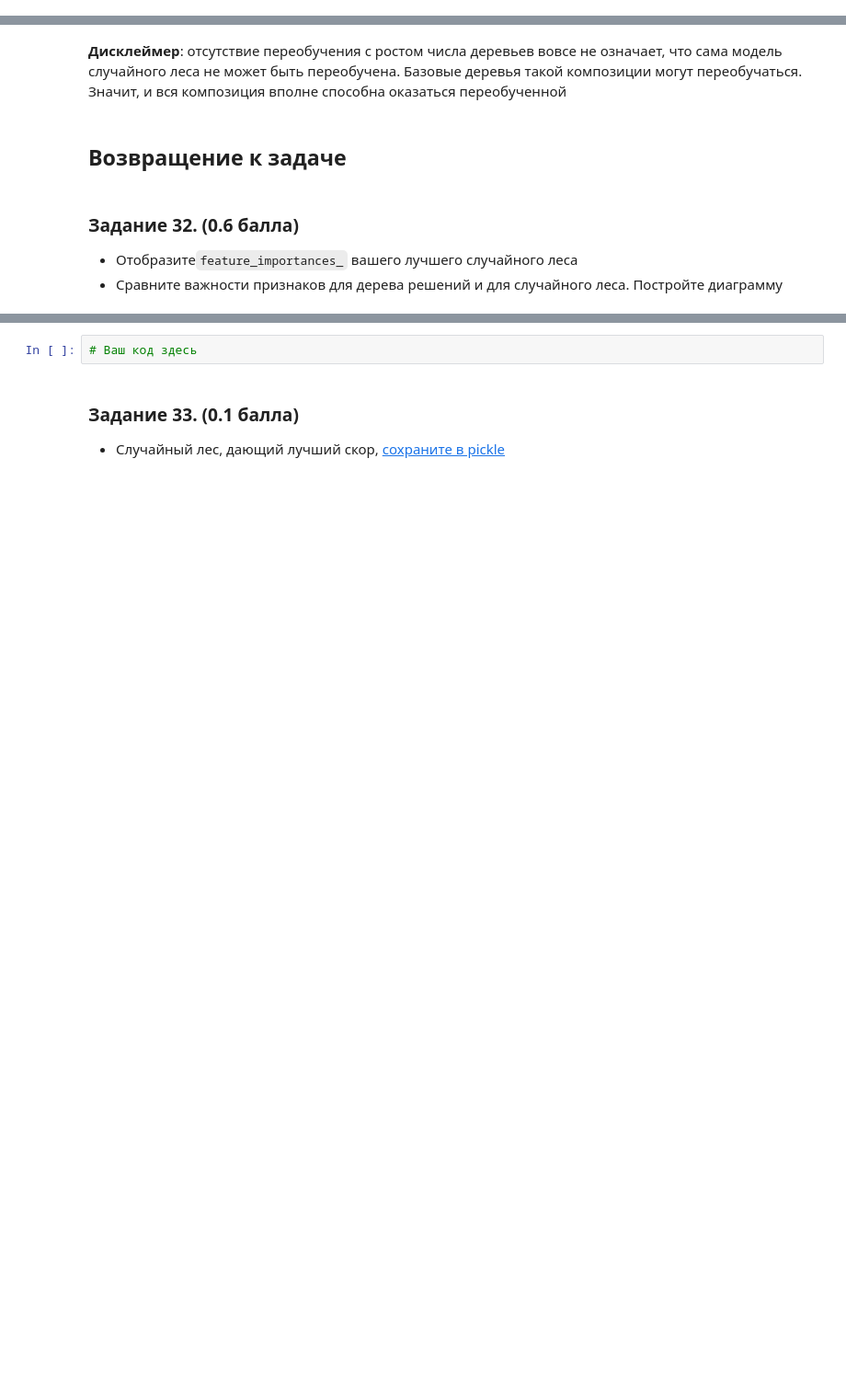
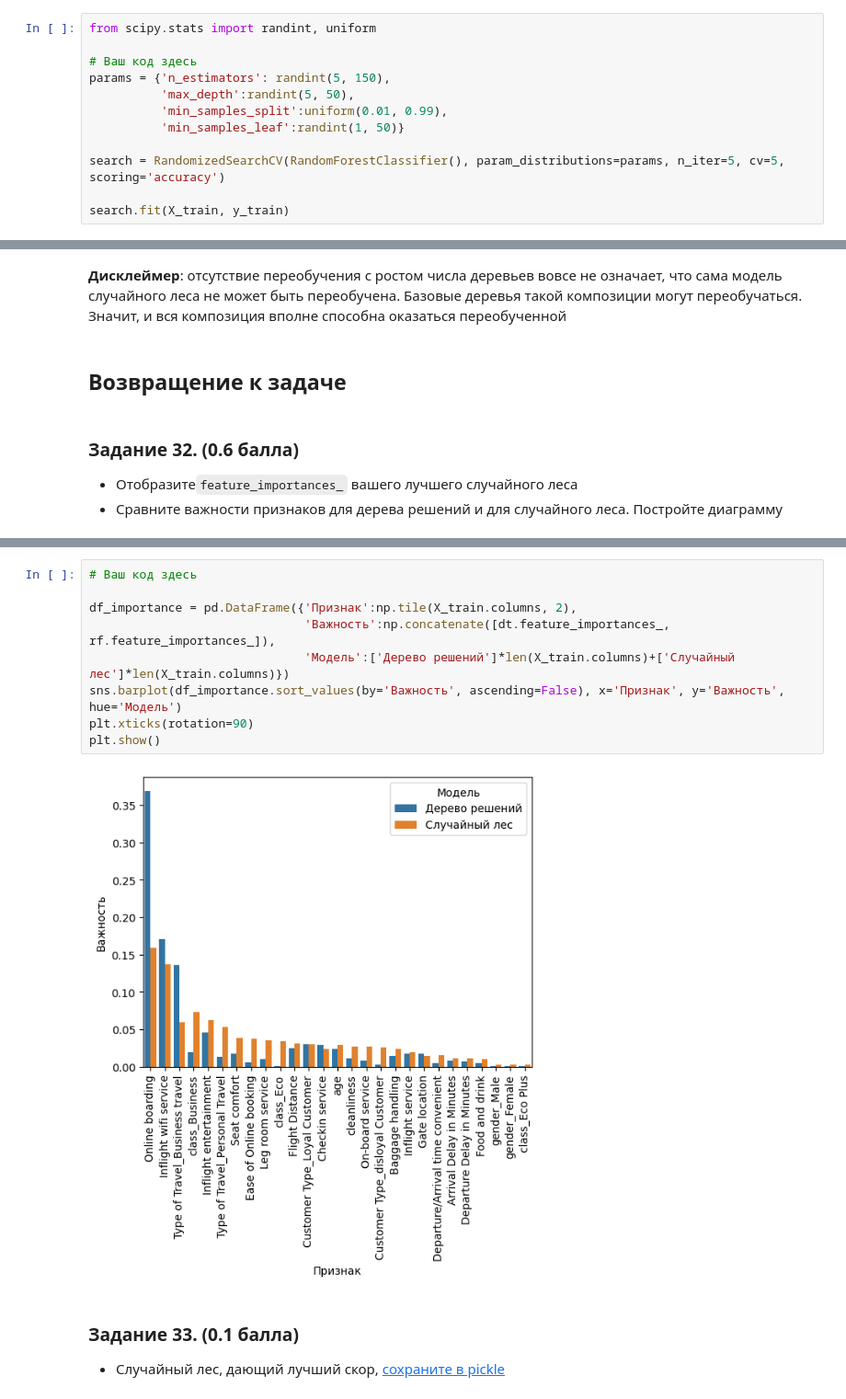
Before and after one commit to quantority/HSE-AI, a Jupyter notebook: Hometasks/Base/AI_HW4_woodenML_base.ipynb, the cells around one changed output, grey strips where cells are left out. Shown at 92% size. Drawn from its saved outputs; the diff is of its cells as text; blank space fills up the shorter version.

```diff
--- a/Hometasks/Base/AI_HW4_woodenML_base.ipynb
+++ b/Hometasks/Base/AI_HW4_woodenML_base.ipynb
@@ -960,0 +1005,12 @@ https://alexanderdyakonov.wordpress.com/2020/03/27/%D0%BF%D1%80%D0%BE%D0%B1%D0%B
+# %%
+from scipy.stats import randint, uniform
+
+# Ваш код здесь
+params = {'n_estimators': randint(5, 150),
+          'max_depth':randint(5, 50),
+          'min_samples_split':uniform(0.01, 0.99),
+          'min_samples_leaf':randint(1, 50)}
+
+search = RandomizedSearchCV(RandomForestClassifier(), param_distributions=params, n_iter=5, cv=5, scoring='accuracy')
+
+search.fit(X_train, y_train)
@@ -1002,5 +1081,14 @@ plt.show()
-# %%
-# Ваш код здесь
+# %%
+# Ваш код здесь
+
+df_importance = pd.DataFrame({'Признак':np.tile(X_train.columns, 2),
+                              'Важность':np.concatenate([dt.feature_importances_, rf.feature_importances_]),
+                              'Модель':['Дерево решений']*len(X_train.columns)+['Случайный лес']*len(X_train.columns)})
+sns.barplot(df_importance.sort_values(by='Важность', ascending=False), x='Признак', y='Важность', hue='Модель')
+plt.xticks(rotation=90)
+plt.show()
+# %% [output]
+[figure, added]
 # %% [markdown]
 ### **Задание 33. (0.1 баллa)**
 
```
Also changed, not shown: parts of 41 cells of this notebook.
